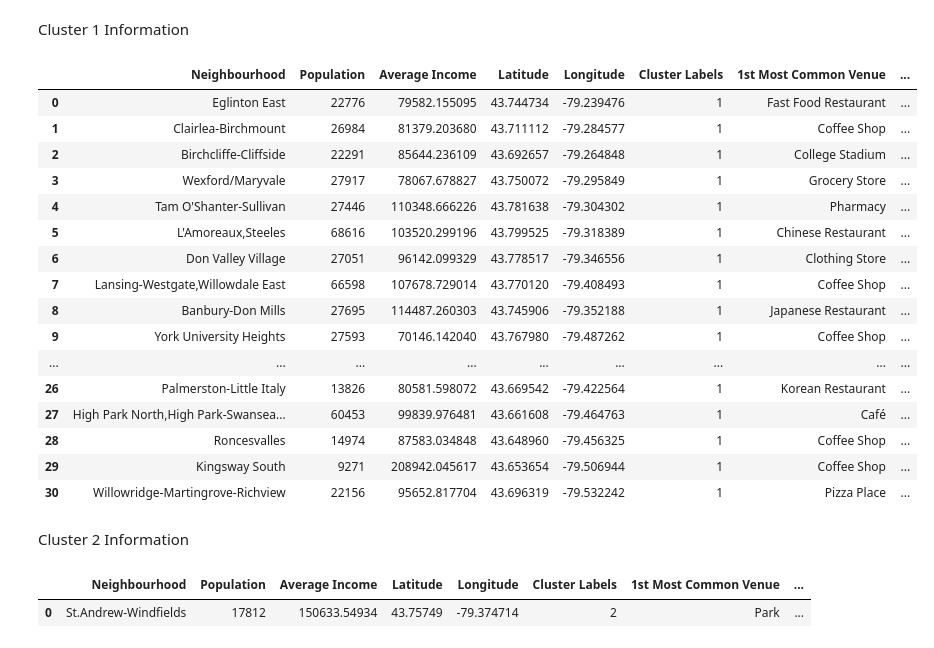
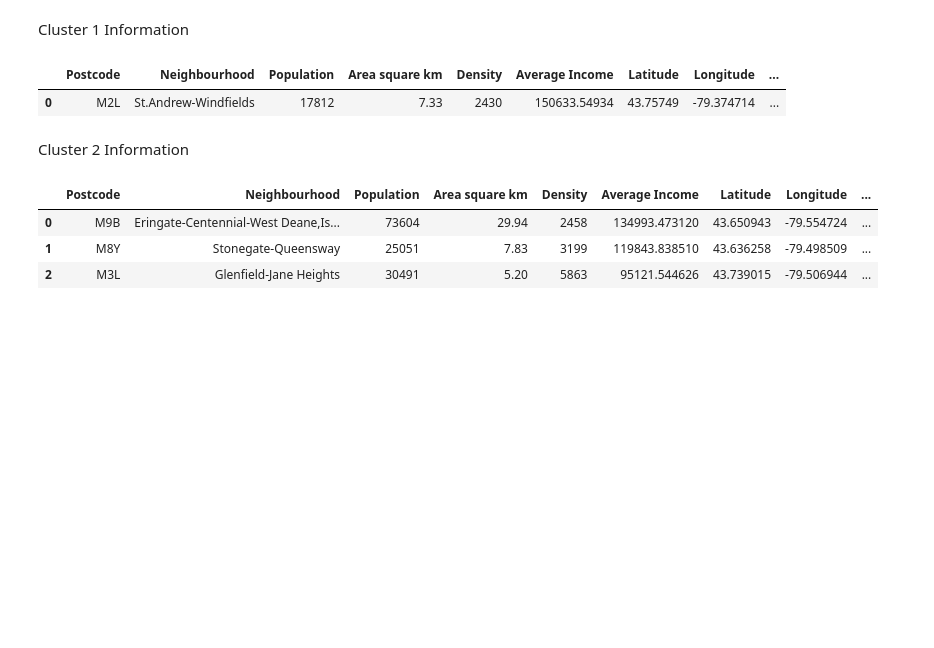
Before and after one commit to henru98/Coursera_Capstone, a Jupyter notebook: TorontoRestaurantLocation.ipynb, the cells around one changed output. Cells and saved outputs as stored; diff of their text form; code cells hidden in the pictures; blank space fills up the shorter version.

```diff
--- a/TorontoRestaurantLocation.ipynb
+++ b/TorontoRestaurantLocation.ipynb
@@ -937,7 +1282,7 @@ def return_most_common_venues(row, num_top_venues):
 
     return row_categories_sorted.index.values[0:num_top_venues]
 # %%
-num_top_venues = 10
+num_top_venues = 4
 
 indicators = ['st', 'nd', 'rd']
 
@@ -967,12 +1312,12 @@ neighborhoods_venues_sorted.head()
 # %%
 # set number of clusters
-kclusters = 3
+kclusters1 = 3
 
 Toronto_grouped_clustering = Toronto_grouped.drop('Neighborhood', 1)
 
 # run k-means clustering
-kmeans = KMeans(n_clusters=kclusters, random_state=0).fit(Toronto_grouped_clustering)
+kmeans1 = KMeans(n_clusters=kclusters1, random_state=0).fit(Toronto_grouped_clustering)
 
 # check cluster labels generated for each row in the dataframe
-kmeans.labels_[0:5]
+kmeans1.labels_[0:5]
 # %% [output]
@@ -980,14 +1325,14 @@ array([0, 1, 1, 1, 0], dtype=int32)
 # %%
 # add clustering labels
-neighborhoods_venues_sorted.insert(0, 'Cluster Labels', kmeans.labels_)
+neighborhoods_venues_sorted.insert(0, 'Cluster Labels', kmeans1.labels_)
 
-Toronto_merged = df_LocationDG
+Toronto_merged1 = df_LocationDG
 
 # merge toronto_grouped with toronto_data to add latitude/longitude for each neighborhood
-Toronto_merged = Toronto_merged.join(neighborhoods_venues_sorted.set_index('Neighborhood'), on='Neighbourhood')
+Toronto_merged1 = Toronto_merged1.join(neighborhoods_venues_sorted.set_index('Neighborhood'), on='Neighbourhood')
 
-Toronto_merged=Toronto_merged.dropna() # check the last columns!
+Toronto_merged1=Toronto_merged1.dropna()
 # %%
-Toronto_merged['Cluster Labels']=Toronto_merged['Cluster Labels'].astype(int)
+Toronto_merged1['Cluster Labels']=Toronto_merged1['Cluster Labels'].astype(int)
 # %%
  #create map
@@ -1046,33 +1408,20 @@ df_cluster0
 # %% [markdown]
 Cluster 1 Information
 # %%
-df_cluster1 = Toronto_merged.loc[Toronto_merged['Cluster Labels'] == 1, Toronto_merged.columns[[2,3] + list(range(6, Toronto_merged.shape[1]))]]
+df_cluster1 = Toronto_merged1.loc[Toronto_merged1['Cluster Labels'] == 1]
 df_cluster1.reset_index(drop=True, inplace=True)
 df_cluster1
 # %% [output]
-|  | Neighbourhood | Population | Average Income | Latitude | Longitude | Cluster Labels | 1st Most Common Venue | ... |
-| 0 | Eglinton East | 22776 | 79582.155095 | 43.744734 | -79.239476 | 1 | Fast Food Restaurant | ... |
-| 1 | Clairlea-Birchmount | 26984 | 81379.203680 | 43.711112 | -79.284577 | 1 | Coffee Shop | ... |
-| 2 | Birchcliffe-Cliffside | 22291 | 85644.236109 | 43.692657 | -79.264848 | 1 | College Stadium | ... |
-| 3 | Wexford/Maryvale | 27917 | 78067.678827 | 43.750072 | -79.295849 | 1 | Grocery Store | ... |
-| 4 | Tam O'Shanter-Sullivan | 27446 | 110348.666226 | 43.781638 | -79.304302 | 1 | Pharmacy | ... |
-| 5 | L'Amoreaux,Steeles | 68616 | 103520.299196 | 43.799525 | -79.318389 | 1 | Chinese Restaurant | ... |
-| 6 | Don Valley Village | 27051 | 96142.099329 | 43.778517 | -79.346556 | 1 | Clothing Store | ... |
-| 7 | Lansing-Westgate,Willowdale East | 66598 | 107678.729014 | 43.770120 | -79.408493 | 1 | Coffee Shop | ... |
-| 8 | Banbury-Don Mills | 27695 | 114487.260303 | 43.745906 | -79.352188 | 1 | Japanese Restaurant | ... |
-| 9 | York University Heights | 27593 | 70146.142040 | 43.767980 | -79.487262 | 1 | Coffee Shop | ... |
-| ... | ... | ... | ... | ... | ... | ... | ... | ... |
-| 26 | Palmerston-Little Italy | 13826 | 80581.598072 | 43.669542 | -79.422564 | 1 | Korean Restaurant | ... |
-| 27 | High Park North,High Park-Swansea... | 60453 | 99839.976481 | 43.661608 | -79.464763 | 1 | Café | ... |
-| 28 | Roncesvalles | 14974 | 87583.034848 | 43.648960 | -79.456325 | 1 | Coffee Shop | ... |
-| 29 | Kingsway South | 9271 | 208942.045617 | 43.653654 | -79.506944 | 1 | Coffee Shop | ... |
-| 30 | Willowridge-Martingrove-Richview | 22156 | 95652.817704 | 43.696319 | -79.532242 | 1 | Pizza Place | ... |
+|  | Postcode | Neighbourhood | Population | Area square km | Density | Average Income | Latitude | Longitude | ... |
+| 0 | M2L | St.Andrew-Windfields | 17812 | 7.33 | 2430 | 150633.54934 | 43.75749 | -79.374714 | ... |
 # %% [markdown]
 Cluster 2 Information
 # %%
-df_cluster2=Toronto_merged.loc[Toronto_merged['Cluster Labels'] == 2, Toronto_merged.columns[[2,3] + list(range(6, Toronto_merged.shape[1]))]]
+df_cluster2=Toronto_merged1.loc[Toronto_merged1['Cluster Labels'] == 2]
 df_cluster2.reset_index(drop=True, inplace=True)
 df_cluster2
 # %% [output]
-|  | Neighbourhood | Population | Average Income | Latitude | Longitude | Cluster Labels | 1st Most Common Venue | ... |
-| 0 | St.Andrew-Windfields | 17812 | 150633.54934 | 43.75749 | -79.374714 | 2 | Park | ... |
+|  | Postcode | Neighbourhood | Population | Area square km | Density | Average Income | Latitude | Longitude | ... |
+| 0 | M9B | Eringate-Centennial-West Deane,Is... | 73604 | 29.94 | 2458 | 134993.473120 | 43.650943 | -79.554724 | ... |
+| 1 | M8Y | Stonegate-Queensway | 25051 | 7.83 | 3199 | 119843.838510 | 43.636258 | -79.498509 | ... |
+| 2 | M3L | Glenfield-Jane Heights | 30491 | 5.20 | 5863 | 95121.544626 | 43.739015 | -79.506944 | ... |
```
Also changed, not shown: parts of 66 cells of this notebook.
